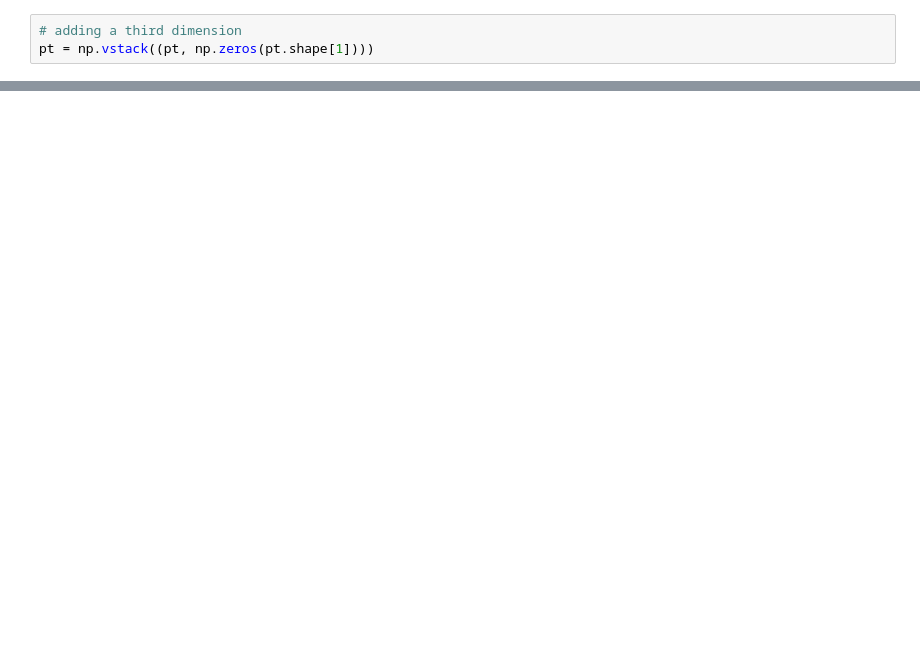
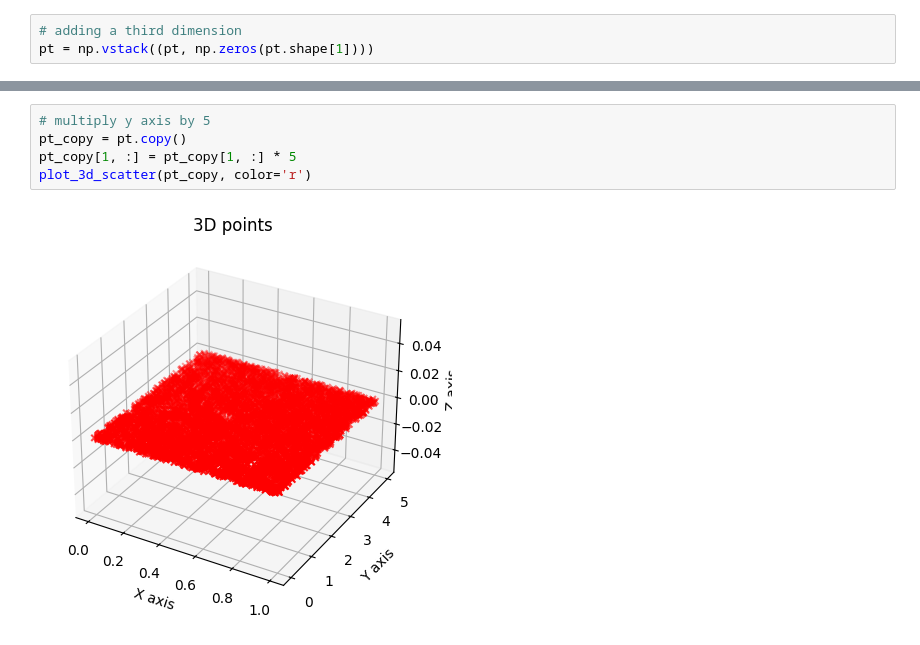
Before and after one commit to frankcholula/cvprlab, a Jupyter notebook: cvprlab_python/lab2/l2_pca.ipynb, the cells around one changed output, grey strips where cells are left out. Saved outputs shown, nothing was run; the diff lists cells and outputs as text; blank space fills up the shorter version.

```diff
--- a/cvprlab_python/lab2/l2_pca.ipynb
+++ b/cvprlab_python/lab2/l2_pca.ipynb
@@ -33,0 +36,7 @@ plt.show()
+# %%
+# multiply y axis by 5
+pt_copy = pt.copy()
+pt_copy[1, :] = pt_copy[1, :] * 5
+plot_3d_scatter(pt_copy, color='r')
+# %% [output]
+[figure, added]
```
Also changed, not shown: parts of 4 cells of this notebook.
